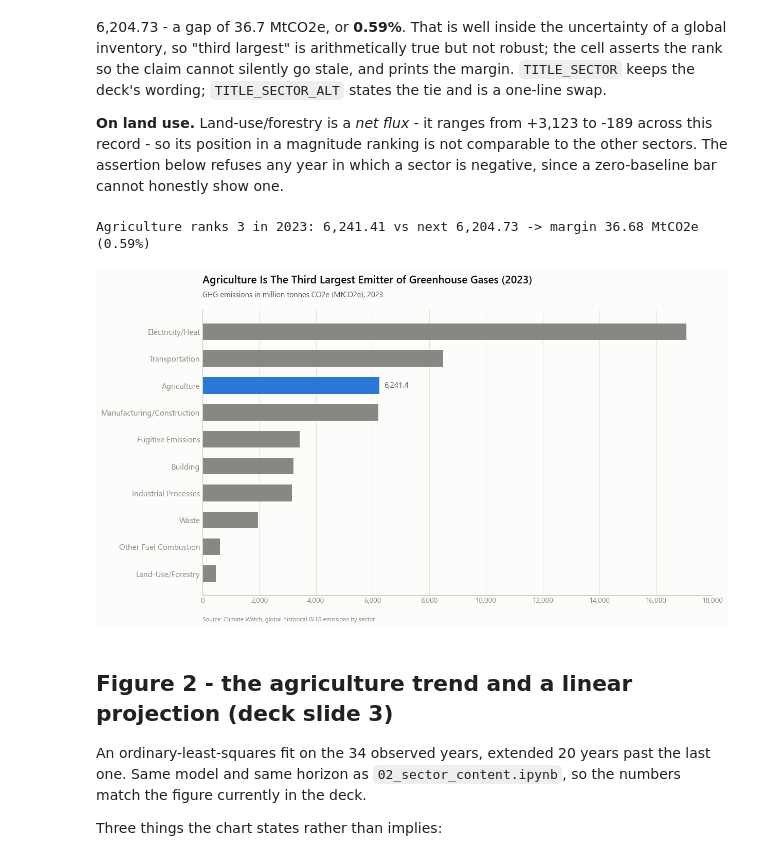
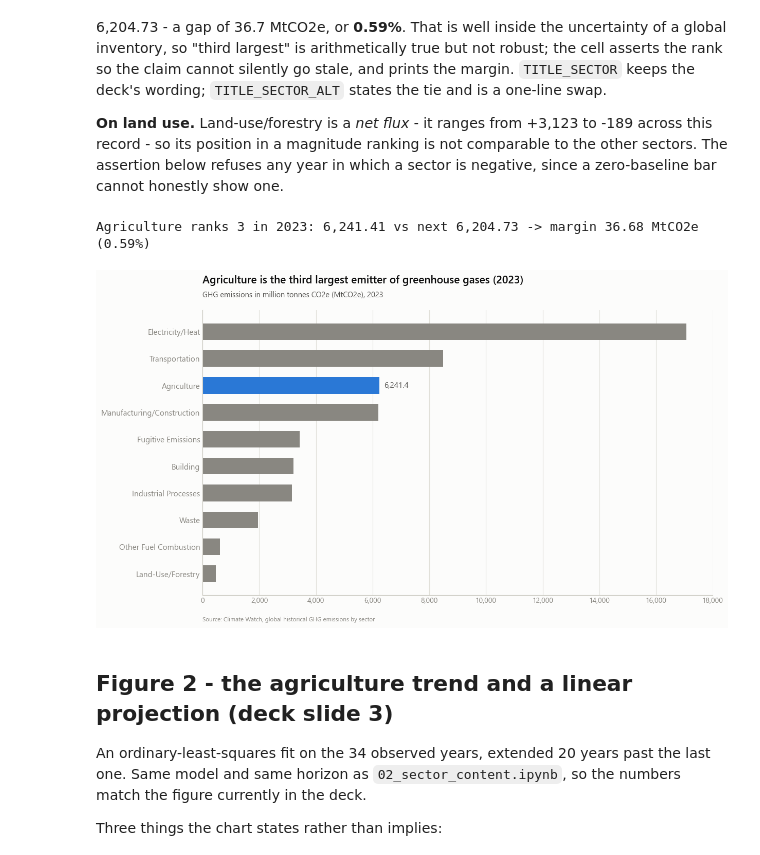
Before and after one commit to dombondyra/JH-2026-Final-Project, a Jupyter notebook: notebooks/02_sector_content_w_figures.ipynb, the cells around one changed output. Cells and saved outputs as stored; diff of their text form; code cells hidden in the pictures.

```diff
--- a/notebooks/02_sector_content_w_figures.ipynb
+++ b/notebooks/02_sector_content_w_figures.ipynb
@@ -187,7 +187,7 @@ zero-baseline bar cannot honestly show one.
 YEAR = 2023
 HIGHLIGHT = 'Agriculture'
 
-TITLE_SECTOR = 'Agriculture Is The Third Largest Emitter of Greenhouse Gases (2023)'
+TITLE_SECTOR = 'Agriculture is the third largest emitter of greenhouse gases (2023)'
 # Alternative that survives the 0.59% margin documented above:
 TITLE_SECTOR_ALT = 'Agriculture is among the largest emitters - level with manufacturing (2023)'
 SUBTITLE_SECTOR = f'GHG emissions in million tonnes CO2e ({UNIT}), {YEAR}'
@@ -205,34 +205,34 @@ rank = list(s.sort_values(ascending=False).index).index(HIGHLIGHT) + 1
 runner = s.sort_values(ascending=False).iloc[rank]
 gap = s[HIGHLIGHT] - runner
 assert rank == 3, f'{HIGHLIGHT} is rank {rank} in {YEAR}, but the title claims third'
 print(f'{HIGHLIGHT} ranks {rank} in {YEAR}: {s[HIGHLIGHT]:,.2f} vs next {runner:,.2f} '
       f'-> margin {gap:,.2f} {UNIT} ({100 * gap / runner:.2f}%)')
 
 colors = [BLUE if name == HIGHLIGHT else NEUTRAL for name in s.index]
 
 fig, ax = plt.subplots(figsize=(12.8, 7.2))
 ax.barh(s.index, s.values, height=0.62, color=colors)
 
 # Direct-label the highlighted bar only - never a number on every bar.
 ax.text(s[HIGHLIGHT] + 160, list(s.index).index(HIGHLIGHT), f'{s[HIGHLIGHT]:,.1f}',
         va='center', ha='left', fontsize=11, color=SEC)
 
 style_axes(ax)
 xmax = 2000 * int(np.ceil(s.max() / 2000))
 ax.set_xlim(0, xmax)
 ax.set_xticks(range(0, xmax + 1, 2000))
 ax.xaxis.set_major_formatter(StrMethodFormatter('{x:,.0f}'))
 ax.set_ylim(-0.8, len(s) - 0.2)
 ax.tick_params(axis='y', labelsize=11)
 
 add_titles(ax, TITLE_SECTOR, SUBTITLE_SECTOR, SOURCE_CW, source_pts=-30)
 
 fig.savefig(FIGS / 'fig_slide02_sector_bar.png',
             dpi=200, bbox_inches='tight', facecolor=SURFACE)
 plt.show()
 # %% [output]
 Agriculture ranks 3 in 2023: 6,241.41 vs next 6,204.73 -> margin 36.68 MtCO2e (0.59%)
-[figure, old version]
+[figure, new version]
 # %% [markdown]
 ## Figure 2 - the agriculture trend and a linear projection (deck slide 3)
 
```
Also changed, not shown: 1 other file.
